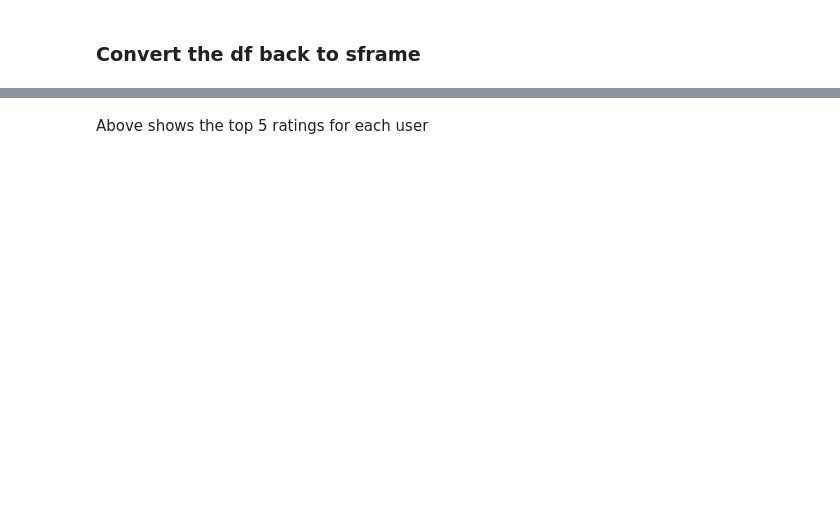
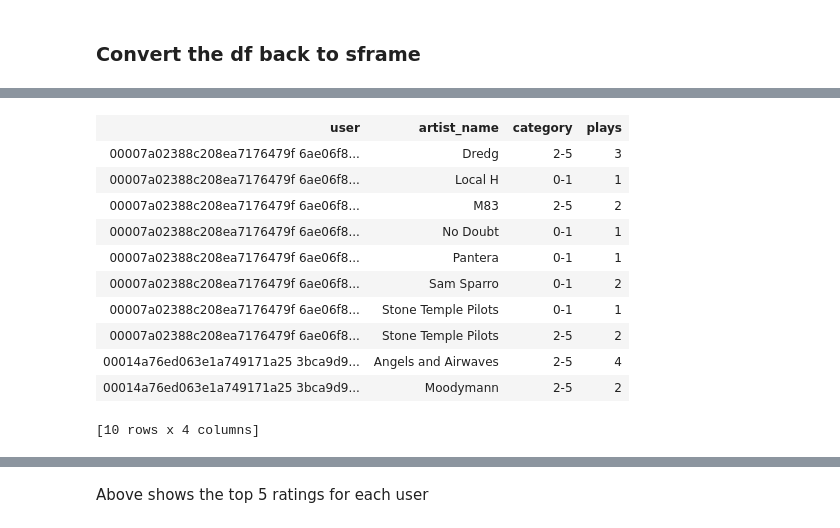
Before and after one commit to kjprice/SMU-data-mining, a Jupyter notebook: python_notebooks/DataMiningProj3_TuriSongData.ipynb, the cells around one changed output, grey strips where cells are left out. Saved outputs shown, nothing was run; the diff lists cells and outputs as text; code cells hidden in the pictures; blank space fills up the shorter version.

```diff
--- a/python_notebooks/DataMiningProj3_TuriSongData.ipynb
+++ b/python_notebooks/DataMiningProj3_TuriSongData.ipynb
@@ -217,0 +222,15 @@ You can use print_rows(num_rows=m, num_columns=n) to print more rows and columns
+# %%
+artist.head()
+# %% [output]
+| user | artist_name | category | plays |
+| 00007a02388c208ea7176479f 6ae06f8... | Dredg | 2-5 | 3 |
+| 00007a02388c208ea7176479f 6ae06f8... | Local H | 0-1 | 1 |
+| 00007a02388c208ea7176479f 6ae06f8... | M83 | 2-5 | 2 |
+| 00007a02388c208ea7176479f 6ae06f8... | No Doubt | 0-1 | 1 |
+| 00007a02388c208ea7176479f 6ae06f8... | Pantera | 0-1 | 1 |
+| 00007a02388c208ea7176479f 6ae06f8... | Sam Sparro | 0-1 | 2 |
+| 00007a02388c208ea7176479f 6ae06f8... | Stone Temple Pilots | 0-1 | 1 |
+| 00007a02388c208ea7176479f 6ae06f8... | Stone Temple Pilots | 2-5 | 2 |
+| 00014a76ed063e1a749171a25 3bca9d9... | Angels and Airwaves | 2-5 | 4 |
+| 00014a76ed063e1a749171a25 3bca9d9... | Moodymann | 2-5 | 2 |
+[10 rows x 4 columns]
```
Also changed, not shown: parts of 24 cells of this notebook.
